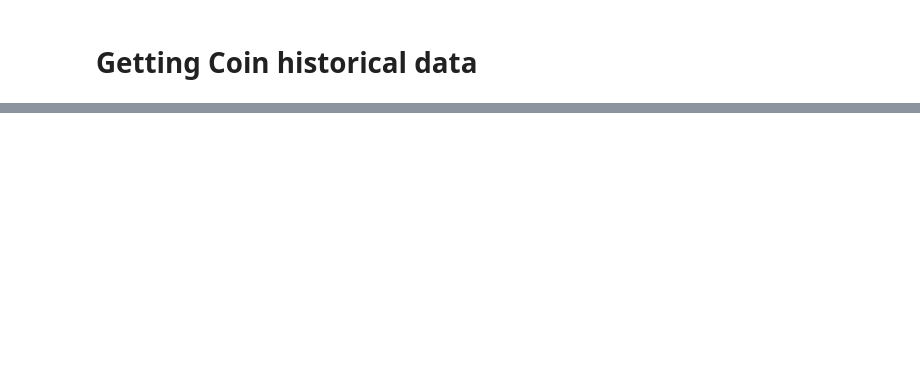
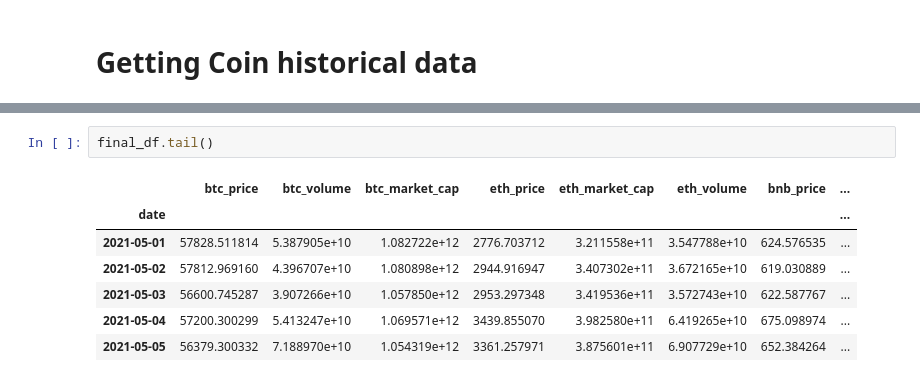
Before and after one commit to ecarlosfonseca/Crypto, a Jupyter notebook: API selection/[CoinGecko] EDA and API exploration.ipynb, the cells around one changed output, grey strips where cells are left out. Drawn from its saved outputs; the diff is of its cells as text; blank space fills up the shorter version.

```diff
--- a/API selection/[CoinGecko] EDA and API exploration.ipynb
+++ b/API selection/[CoinGecko] EDA and API exploration.ipynb
@@ -84,0 +207,10 @@ BTC.tail()
+# %%
+final_df.tail()
+# %% [output]
+|  | btc_price | btc_volume | btc_market_cap | eth_price | eth_market_cap | eth_volume | bnb_price | ... |
+| date |  |  |  |  |  |  |  | ... |
+| 2021-05-01 | 57828.511814 | 5.387905e+10 | 1.082722e+12 | 2776.703712 | 3.211558e+11 | 3.547788e+10 | 624.576535 | ... |
+| 2021-05-02 | 57812.969160 | 4.396707e+10 | 1.080898e+12 | 2944.916947 | 3.407302e+11 | 3.672165e+10 | 619.030889 | ... |
+| 2021-05-03 | 56600.745287 | 3.907266e+10 | 1.057850e+12 | 2953.297348 | 3.419536e+11 | 3.572743e+10 | 622.587767 | ... |
+| 2021-05-04 | 57200.300299 | 5.413247e+10 | 1.069571e+12 | 3439.855070 | 3.982580e+11 | 6.419265e+10 | 675.098974 | ... |
+| 2021-05-05 | 56379.300332 | 7.188970e+10 | 1.054319e+12 | 3361.257971 | 3.875601e+11 | 6.907729e+10 | 652.384264 | ... |
```
Also changed, not shown: parts of 26 cells of this notebook, 2 other files.
